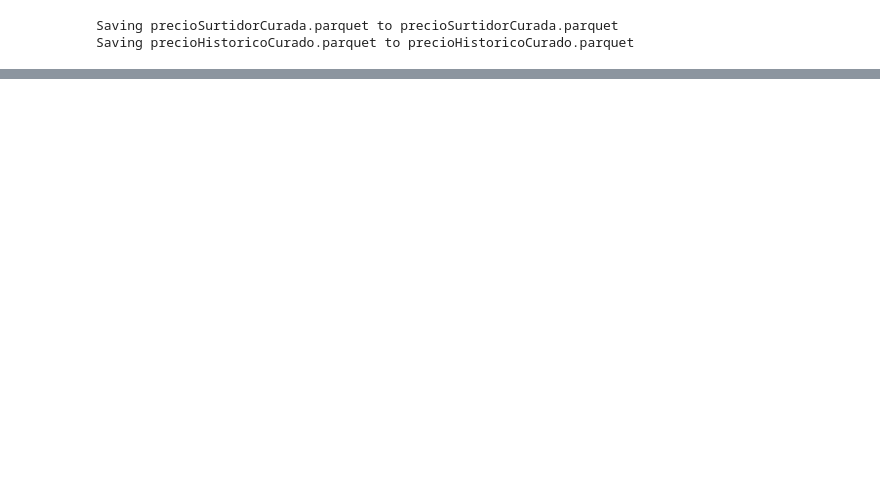
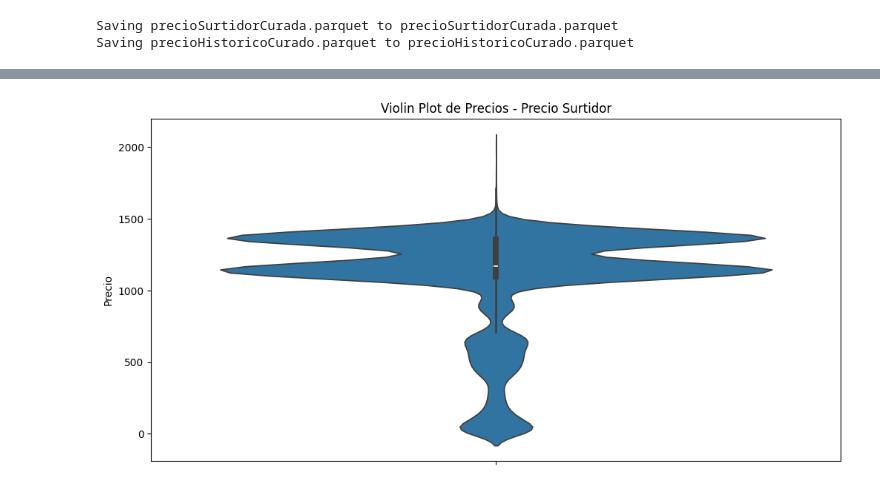
Before and after one commit to Arey14/ECD2024DataViz, a Jupyter notebook: EDA.ipynb, the cells around one changed output, grey strips where cells are left out. Saved outputs shown, nothing was run; the diff lists cells and outputs as text; code cells hidden in the pictures; blank space fills up the shorter version.

```diff
--- a/EDA.ipynb
+++ b/EDA.ipynb
@@ -129,0 +165,8 @@ Index: []
+# %%
+plt.figure(figsize=(12, 6))
+sns.violinplot(y='precio', data=precio_surtidor)
+plt.title('Violin Plot de Precios - Precio Surtidor')
+plt.ylabel('Precio')
+plt.show()
+# %% [output]
+[figure, added]
```
Also changed, not shown: parts of 23 cells of this notebook.
